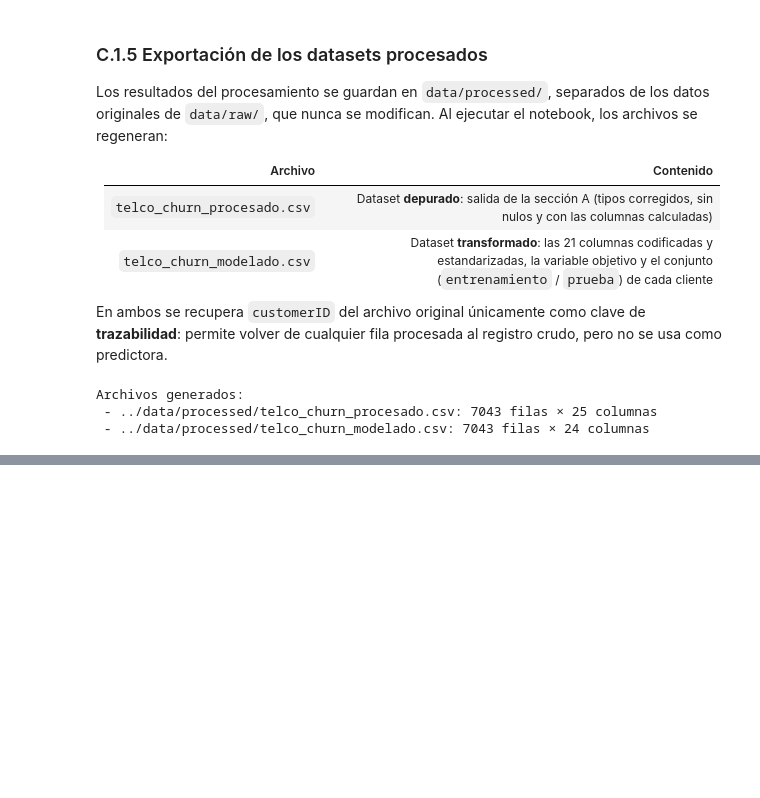
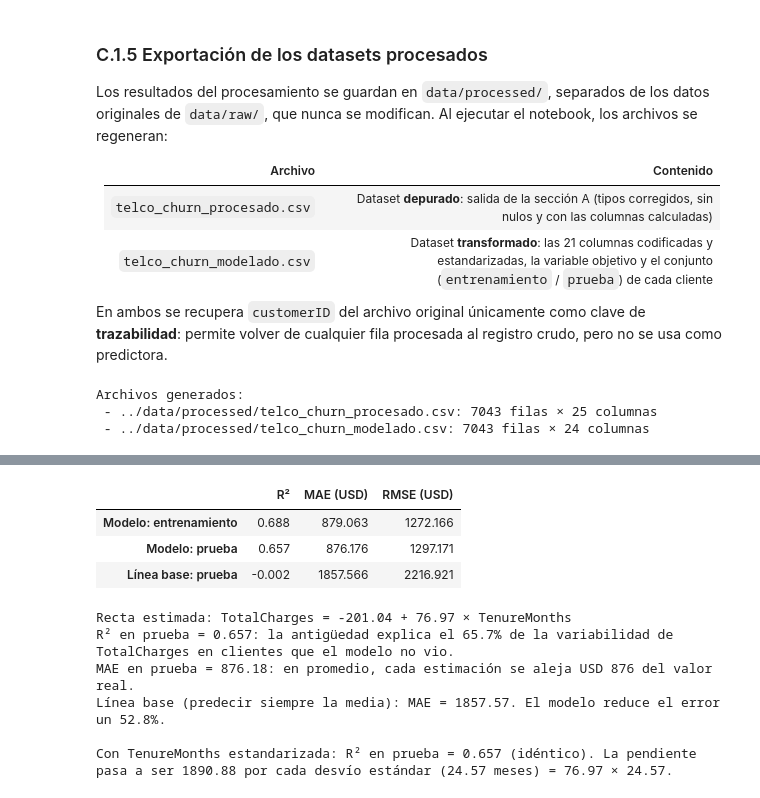
Before and after one commit to LauritoFarias/tpi-analisis-de-datos, a Jupyter notebook: notebooks/TPI_Analisis_de_Datos.ipynb, the cells around one changed output, grey strips where cells are left out. Cells and saved outputs as stored; diff of their text form; code cells hidden in the pictures; blank space fills up the shorter version.

```diff
--- a/notebooks/TPI_Analisis_de_Datos.ipynb
+++ b/notebooks/TPI_Analisis_de_Datos.ipynb
@@ -1104,0 +1124,73 @@ Archivos generados:
+# %%
+# =============================================================================
+# C.2.1 - REGRESIÓN LINEAL SIMPLE: TotalCharges ~ TenureMonths
+# =============================================================================
+predictora_reg = ['TenureMonths']
+
+# Misma partición estratificada de C.1: mismos clientes en entrenamiento y en prueba
+X_train_reg = X_train[predictora_reg]
+X_test_reg = X_test[predictora_reg]
+y_train_reg = df_modelo.loc[X_train.index, objetivo_regresion]
+y_test_reg = df_modelo.loc[X_test.index, objetivo_regresion]
+
+modelo_regresion = LinearRegression()
+modelo_regresion.fit(X_train_reg, y_train_reg)   # ajuste SOLO con entrenamiento
+
+ordenada_reg = modelo_regresion.intercept_
+pendiente_reg = modelo_regresion.coef_[0]
+
+pred_train_reg = modelo_regresion.predict(X_train_reg)
+pred_test_reg = modelo_regresion.predict(X_test_reg)
+
+# Línea base: predecir siempre la media de TotalCharges observada en entrenamiento
+linea_base_reg = DummyRegressor(strategy='mean').fit(X_train_reg, y_train_reg)
+pred_base_reg = linea_base_reg.predict(X_test_reg)
+
+
+def metricas_regresion(y_real, y_estimado):
+    """Devuelve R², MAE y RMSE de un conjunto de predicciones."""
+    return {
+        'R²': r2_score(y_real, y_estimado),
+        'MAE (USD)': mean_absolute_error(y_real, y_estimado),
+        'RMSE (USD)': np.sqrt(mean_squared_error(y_real, y_estimado))
+    }
+
+
+evaluacion_reg = pd.DataFrame({
+    'Modelo: entrenamiento': metricas_regresion(y_train_reg, pred_train_reg),
+    'Modelo: prueba': metricas_regresion(y_test_reg, pred_test_reg),
+    'Línea base: prueba': metricas_regresion(y_test_reg, pred_base_reg)
+}).T
+with pd.option_context('display.float_format', '{:.3f}'.format):
+    display(evaluacion_reg)
+
+r2_test_reg = evaluacion_reg.loc['Modelo: prueba', 'R²']
+mae_test_reg = evaluacion_reg.loc['Modelo: prueba', 'MAE (USD)']
+mae_base_reg = evaluacion_reg.loc['Línea base: prueba', 'MAE (USD)']
+
+print(f'Recta estimada: TotalCharges = {ordenada_reg:.2f} + {pendiente_reg:.2f} × TenureMonths')
+print(f'R² en prueba = {r2_test_reg:.3f}: la antigüedad explica el {r2_test_reg:.1%} de la variabilidad '
+      f'de TotalCharges en clientes que el modelo no vio.')
+print(f'MAE en prueba = {mae_test_reg:.2f}: en promedio, cada estimación se aleja USD {mae_test_reg:.0f} del valor real.')
+print(f'Línea base (predecir siempre la media): MAE = {mae_base_reg:.2f}. '
+      f'El modelo reduce el error un {1 - mae_test_reg / mae_base_reg:.1%}.')
+
+# Comprobación: estandarizar la predictora no cambia el ajuste, solo las unidades de la pendiente
+escalador_reg = StandardScaler().fit(X_train_reg)
+modelo_reg_escalado = LinearRegression().fit(escalador_reg.transform(X_train_reg), y_train_reg)
+r2_escalado_reg = r2_score(y_test_reg, modelo_reg_escalado.predict(escalador_reg.transform(X_test_reg)))
+assert np.isclose(r2_escalado_reg, r2_test_reg)
+print(f'\nCon TenureMonths estandarizada: R² en prueba = {r2_escalado_reg:.3f} (idéntico). La pendiente pasa a ser '
+      f'{modelo_reg_escalado.coef_[0]:.2f} por cada desvío estándar ({escalador_reg.scale_[0]:.2f} meses) '
+      f'= {pendiente_reg:.2f} × {escalador_reg.scale_[0]:.2f}.')
+# %% [output]
+|  | R² | MAE (USD) | RMSE (USD) |
+| Modelo: entrenamiento | 0.688 | 879.063 | 1272.166 |
+| Modelo: prueba | 0.657 | 876.176 | 1297.171 |
+| Línea base: prueba | -0.002 | 1857.566 | 2216.921 |
+Recta estimada: TotalCharges = -201.04 + 76.97 × TenureMonths
+R² en prueba = 0.657: la antigüedad explica el 65.7% de la variabilidad de TotalCharges en clientes que el modelo no vio.
+MAE en prueba = 876.18: en promedio, cada estimación se aleja USD 876 del valor real.
+Línea base (predecir siempre la media): MAE = 1857.57. El modelo reduce el error un 52.8%.
+
+Con TenureMonths estandarizada: R² en prueba = 0.657 (idéntico). La pendiente pasa a ser 1890.88 por cada desvío estándar (24.57 meses) = 76.97 × 24.57.
```
Also changed, not shown: parts of 4 cells of this notebook.
